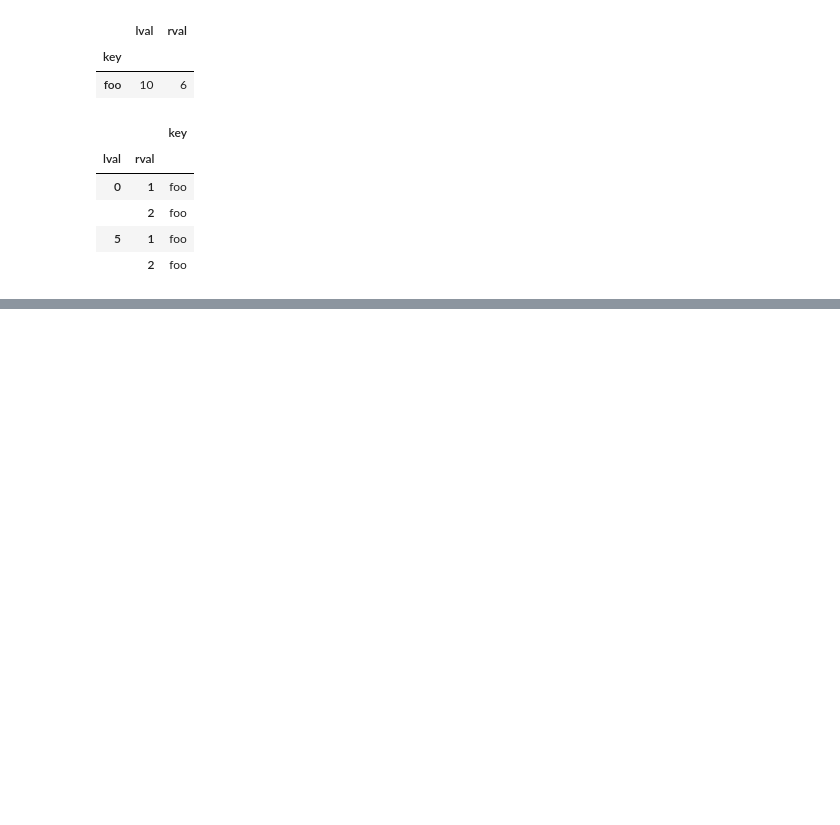
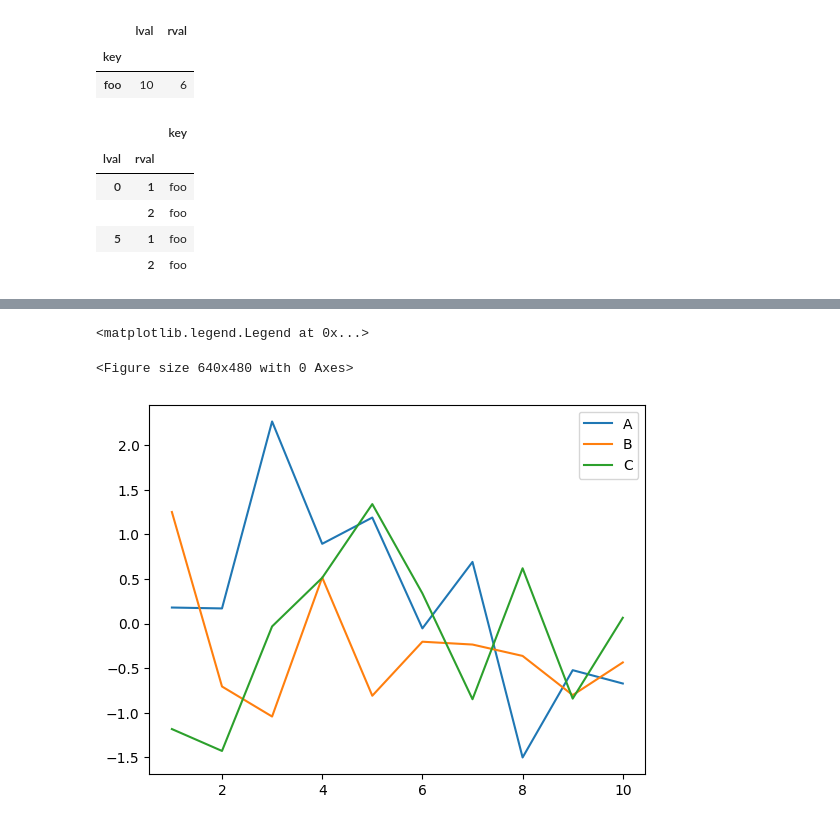
Before and after one commit to BradJKim/Data-Visualization, a Jupyter notebook: data.ipynb, the cells around one changed output, grey strips where cells are left out. Drawn from its saved outputs; the diff is of its cells as text; code cells hidden in the pictures; blank space fills up the shorter version.

```diff
--- a/data.ipynb
+++ b/data.ipynb
@@ -573,0 +605,14 @@ data_merge_2.groupby("key")[["lval", "rval"]].sum()
+# %%
+plot_DataFrame = pd.DataFrame(np.random.randn(10,3), index = ts.index, columns=["A", "B", "C"])
+
+plot_DataFrame.cumsum()
+
+plt.figure()
+
+plot_DataFrame.plot()
+
+plt.legend(loc='best')
+# %% [output]
+<matplotlib.legend.Legend at 0x...>
+<Figure size 640x480 with 0 Axes>
+[figure, added]
```
Also changed, not shown: parts of 9 cells of this notebook.
